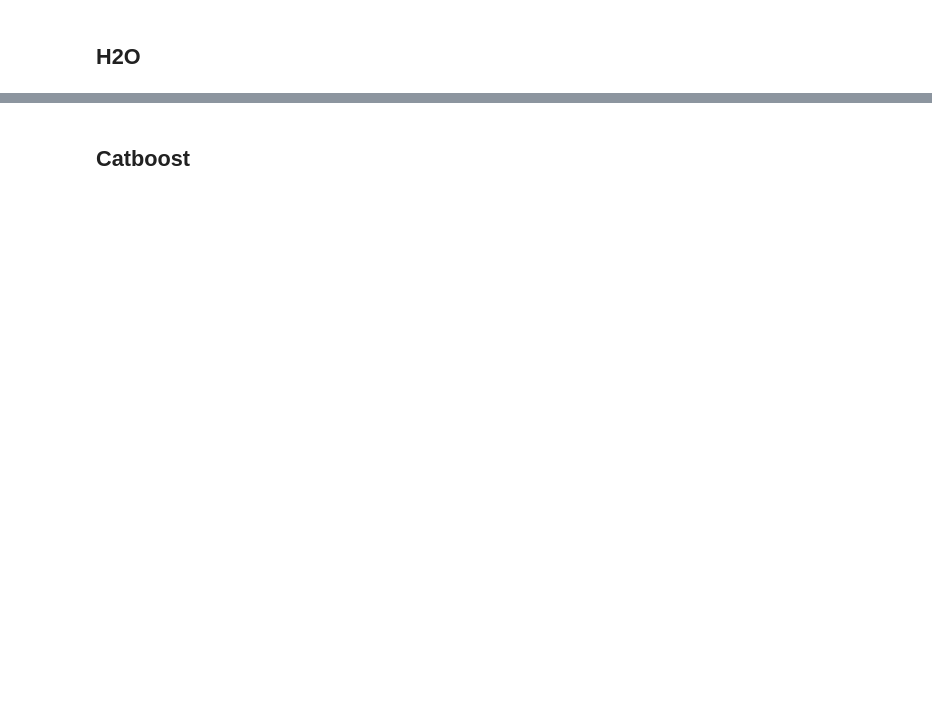
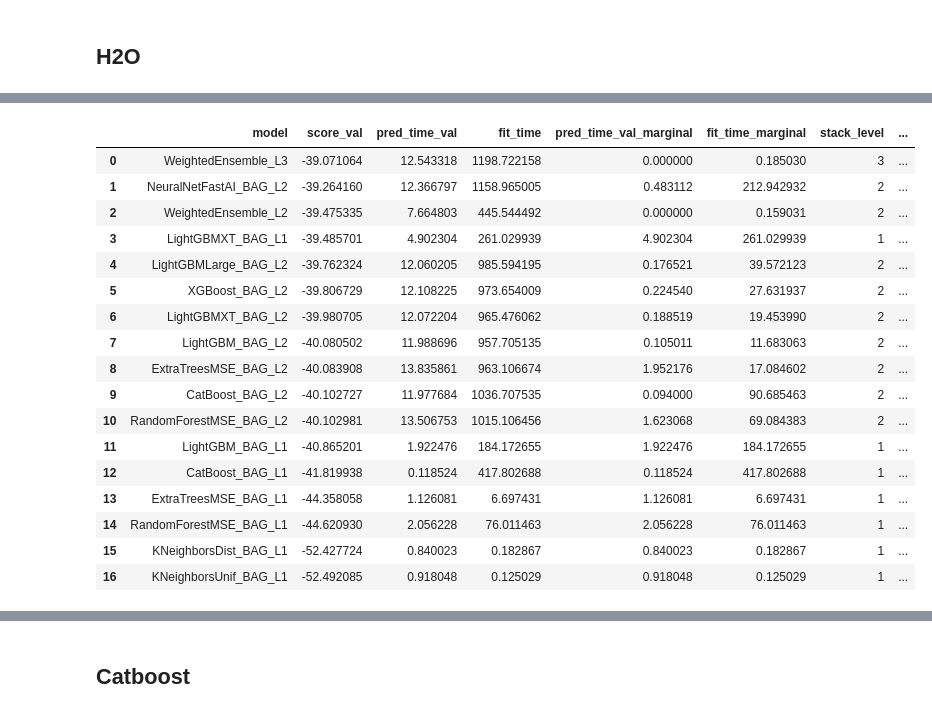
Before and after one commit to henningolweus/MLprosjekt, a Jupyter notebook: data/Long_notebook.ipynb, the cells around one changed output, grey strips where cells are left out. Cells and saved outputs as stored; diff of their text form; code cells hidden in the pictures; blank space fills up the shorter version.

Commit message:
models finished

```diff
--- a/data/Long_notebook.ipynb
+++ b/data/Long_notebook.ipynb
@@ -98,0 +826,21 @@ Maybe plot the most important features from domain knowledge analysis, together
+# %%
+x_train_a = pd.read_csv('cleaned_data_quarterly/A/x_train_a.csv')
+y_train_a = pd.read_csv('cleaned_data_quarterly/A/train_a.csv')
+x_test_a = pd.read_csv('cleaned_data_quarterly/A/x_test_a.csv')
+
+x_train_b = pd.read_csv('cleaned_data_quarterly/B/x_train_b.csv')
+y_train_b = pd.read_csv('cleaned_data_quarterly/B/train_b.csv')
+x_test_b = pd.read_csv('cleaned_data_quarterly/B/x_test_b.csv')
+
+x_train_c = pd.read_csv('cleaned_data_quarterly/C/x_train_c.csv')
+y_train_c = pd.read_csv('cleaned_data_quarterly/C/train_c.csv')
+x_test_c = pd.read_csv('cleaned_data_quarterly/C/x_test_c.csv')
+
+train_data_a = x_train_a
+test_data_a = x_test_a
+
+train_data_b = x_train_b
+test_data_b = x_test_b
+
+train_data_c = x_train_c
+test_data_c = x_test_c
@@ -98,0 +944,4 @@ Maybe plot the most important features from domain knowledge analysis, together
+# %%
+predictor_a= TabularPredictor(label ='pv_measurement',eval_metric= 'mean_absolute_error').fit(train_data = train_data_a, verbosity = 0,presets='best_quality', time_limit= 1500)
+predictor_b= TabularPredictor(label ='pv_measurement',eval_metric= 'mean_absolute_error').fit(train_data = train_data_b, verbosity = 0,presets='best_quality', time_limit= 1500)
+predictor_c= TabularPredictor(label ='pv_measurement',eval_metric= 'mean_absolute_error').fit(train_data = train_data_c, verbosity = 0,presets='best_quality', time_limit= 1500)
@@ -98,0 +968,21 @@ Maybe plot the most important features from domain knowledge analysis, together
+# %%
+predictor_b.leaderboard(silent=True)
+# %% [output]
+|  | model | score_val | pred_time_val | fit_time | pred_time_val_marginal | fit_time_marginal | stack_level | ... |
+| 0 | WeightedEnsemble_L3 | -39.071064 | 12.543318 | 1198.722158 | 0.000000 | 0.185030 | 3 | ... |
+| 1 | NeuralNetFastAI_BAG_L2 | -39.264160 | 12.366797 | 1158.965005 | 0.483112 | 212.942932 | 2 | ... |
+| 2 | WeightedEnsemble_L2 | -39.475335 | 7.664803 | 445.544492 | 0.000000 | 0.159031 | 2 | ... |
+| 3 | LightGBMXT_BAG_L1 | -39.485701 | 4.902304 | 261.029939 | 4.902304 | 261.029939 | 1 | ... |
+| 4 | LightGBMLarge_BAG_L2 | -39.762324 | 12.060205 | 985.594195 | 0.176521 | 39.572123 | 2 | ... |
+| 5 | XGBoost_BAG_L2 | -39.806729 | 12.108225 | 973.654009 | 0.224540 | 27.631937 | 2 | ... |
+| 6 | LightGBMXT_BAG_L2 | -39.980705 | 12.072204 | 965.476062 | 0.188519 | 19.453990 | 2 | ... |
+| 7 | LightGBM_BAG_L2 | -40.080502 | 11.988696 | 957.705135 | 0.105011 | 11.683063 | 2 | ... |
+| 8 | ExtraTreesMSE_BAG_L2 | -40.083908 | 13.835861 | 963.106674 | 1.952176 | 17.084602 | 2 | ... |
+| 9 | CatBoost_BAG_L2 | -40.102727 | 11.977684 | 1036.707535 | 0.094000 | 90.685463 | 2 | ... |
+| 10 | RandomForestMSE_BAG_L2 | -40.102981 | 13.506753 | 1015.106456 | 1.623068 | 69.084383 | 2 | ... |
+| 11 | LightGBM_BAG_L1 | -40.865201 | 1.922476 | 184.172655 | 1.922476 | 184.172655 | 1 | ... |
+| 12 | CatBoost_BAG_L1 | -41.819938 | 0.118524 | 417.802688 | 0.118524 | 417.802688 | 1 | ... |
+| 13 | ExtraTreesMSE_BAG_L1 | -44.358058 | 1.126081 | 6.697431 | 1.126081 | 6.697431 | 1 | ... |
+| 14 | RandomForestMSE_BAG_L1 | -44.620930 | 2.056228 | 76.011463 | 2.056228 | 76.011463 | 1 | ... |
+| 15 | KNeighborsDist_BAG_L1 | -52.427724 | 0.840023 | 0.182867 | 0.840023 | 0.182867 | 1 | ... |
+| 16 | KNeighborsUnif_BAG_L1 | -52.492085 | 0.918048 | 0.125029 | 0.918048 | 0.125029 | 1 | ... |
```
Also changed, not shown: parts of 88 cells of this notebook.
